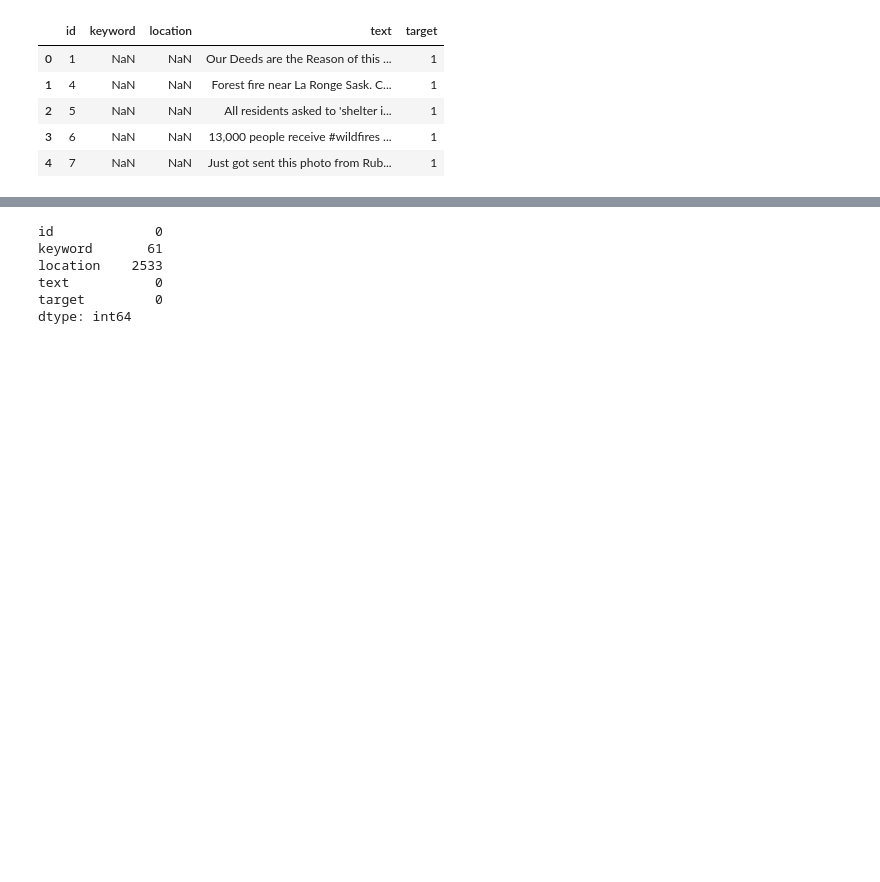
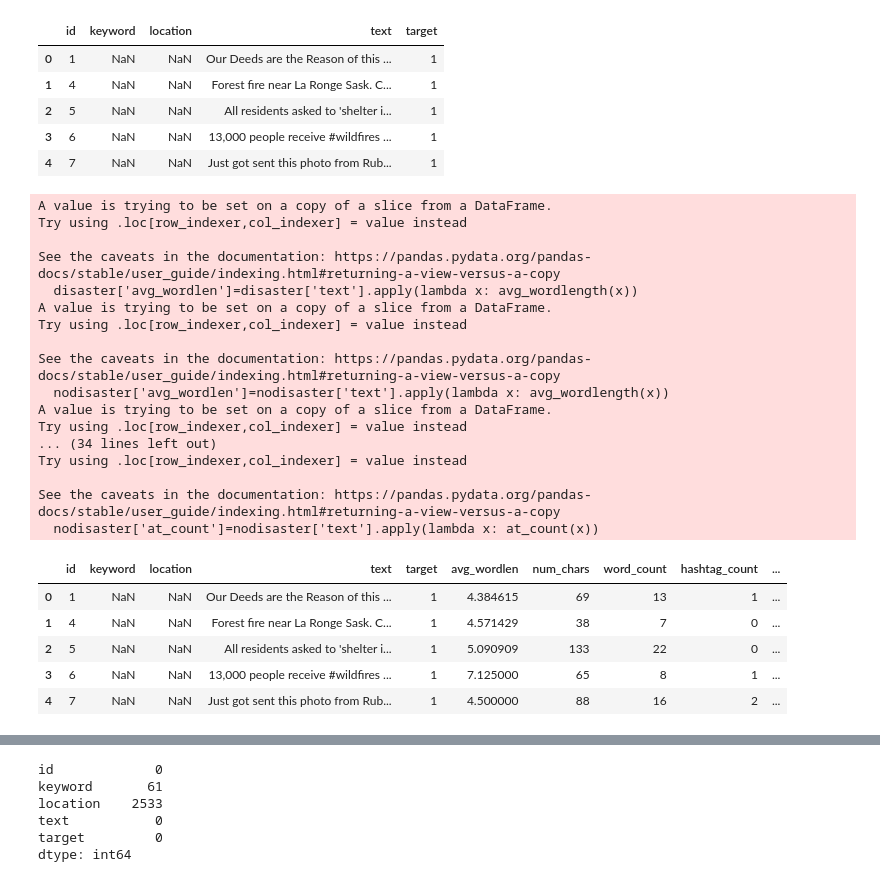
Before and after one commit to LRozeboom/nlp_disaster, a Jupyter notebook: disaster_analysis_tensorflow.ipynb, the cells around one changed output, grey strips where cells are left out. Drawn from its saved outputs; the diff is of its cells as text; code cells hidden in the pictures; blank space fills up the shorter version.

```diff
--- a/disaster_analysis_tensorflow.ipynb
+++ b/disaster_analysis_tensorflow.ipynb
@@ -53,3 +46,70 @@ df_train.head()
 | 2 | 5 | NaN | NaN | All residents asked to 'shelter i... | 1 |
 | 3 | 6 | NaN | NaN | 13,000 people receive #wildfires ... | 1 |
 | 4 | 7 | NaN | NaN | Just got sent this photo from Rub... | 1 |
+# %%
+#look at some differences between disaster and nodisaster tweets
+#first calculate some text properties for plotting
+
+
+def avg_wordlength(sentence):
+    words = sentence.split()
+    average = sum(len(word) for word in words) / len(words)
+    return average
+
+def num_chars(sentence):
+    return len(sentence)
+
+def word_count(sentence):
+    return len(str(sentence).split())
+
+
+def hashtag_count(sentence):
+    return sentence.count('#')
+
+
+def at_count(sentence):
+    return sentence.count('@')
+
+
+#apply these functions to the dataframes for distaster and nodisaster
+
+disaster['avg_wordlen']=disaster['text'].apply(lambda x: avg_wordlength(x))
+nodisaster['avg_wordlen']=nodisaster['text'].apply(lambda x: avg_wordlength(x))
+
+disaster['num_chars']=disaster['text'].apply(lambda x: num_chars(x))
+nodisaster['num_chars']=nodisaster['text'].apply(lambda x: num_chars(x))
+
+disaster['word_count']=disaster['text'].apply(lambda x: word_count(x))
+nodisaster['word_count']=nodisaster['text'].apply(lambda x: word_count(x))
+
+disaster['hashtag_count']=disaster['text'].apply(lambda x: hashtag_count(x))
+nodisaster['hashtag_count']=nodisaster['text'].apply(lambda x: hashtag_count(x))
+
+disaster['at_count']=disaster['text'].apply(lambda x: at_count(x))
+nodisaster['at_count']=nodisaster['text'].apply(lambda x: at_count(x))
+
+disaster.head()
+# %% [output]
+A value is trying to be set on a copy of a slice from a DataFrame.
+Try using .loc[row_indexer,col_indexer] = value instead
+
+See the caveats in the documentation: https://pandas.pydata.org/pandas-docs/stable/user_guide/indexing.html#returning-a-view-versus-a-copy
+  disaster['avg_wordlen']=disaster['text'].apply(lambda x: avg_wordlength(x))
+A value is trying to be set on a copy of a slice from a DataFrame.
+Try using .loc[row_indexer,col_indexer] = value instead
+
+See the caveats in the documentation: https://pandas.pydata.org/pandas-docs/stable/user_guide/indexing.html#returning-a-view-versus-a-copy
+  nodisaster['avg_wordlen']=nodisaster['text'].apply(lambda x: avg_wordlength(x))
+A value is trying to be set on a copy of a slice from a DataFrame.
+Try using .loc[row_indexer,col_indexer] = value instead
+... (34 lines left out)
+Try using .loc[row_indexer,col_indexer] = value instead
+
+See the caveats in the documentation: https://pandas.pydata.org/pandas-docs/stable/user_guide/indexing.html#returning-a-view-versus-a-copy
+  nodisaster['at_count']=nodisaster['text'].apply(lambda x: at_count(x))
+|  | id | keyword | location | text | target | avg_wordlen | num_chars | word_count | hashtag_count | ... |
+| 0 | 1 | NaN | NaN | Our Deeds are the Reason of this ... | 1 | 4.384615 | 69 | 13 | 1 | ... |
+| 1 | 4 | NaN | NaN | Forest fire near La Ronge Sask. C... | 1 | 4.571429 | 38 | 7 | 0 | ... |
+| 2 | 5 | NaN | NaN | All residents asked to 'shelter i... | 1 | 5.090909 | 133 | 22 | 0 | ... |
+| 3 | 6 | NaN | NaN | 13,000 people receive #wildfires ... | 1 | 7.125000 | 65 | 8 | 1 | ... |
+| 4 | 7 | NaN | NaN | Just got sent this photo from Rub... | 1 | 4.500000 | 88 | 16 | 2 | ... |
```
Also changed, not shown: parts of 16 cells of this notebook, 1 other file.
